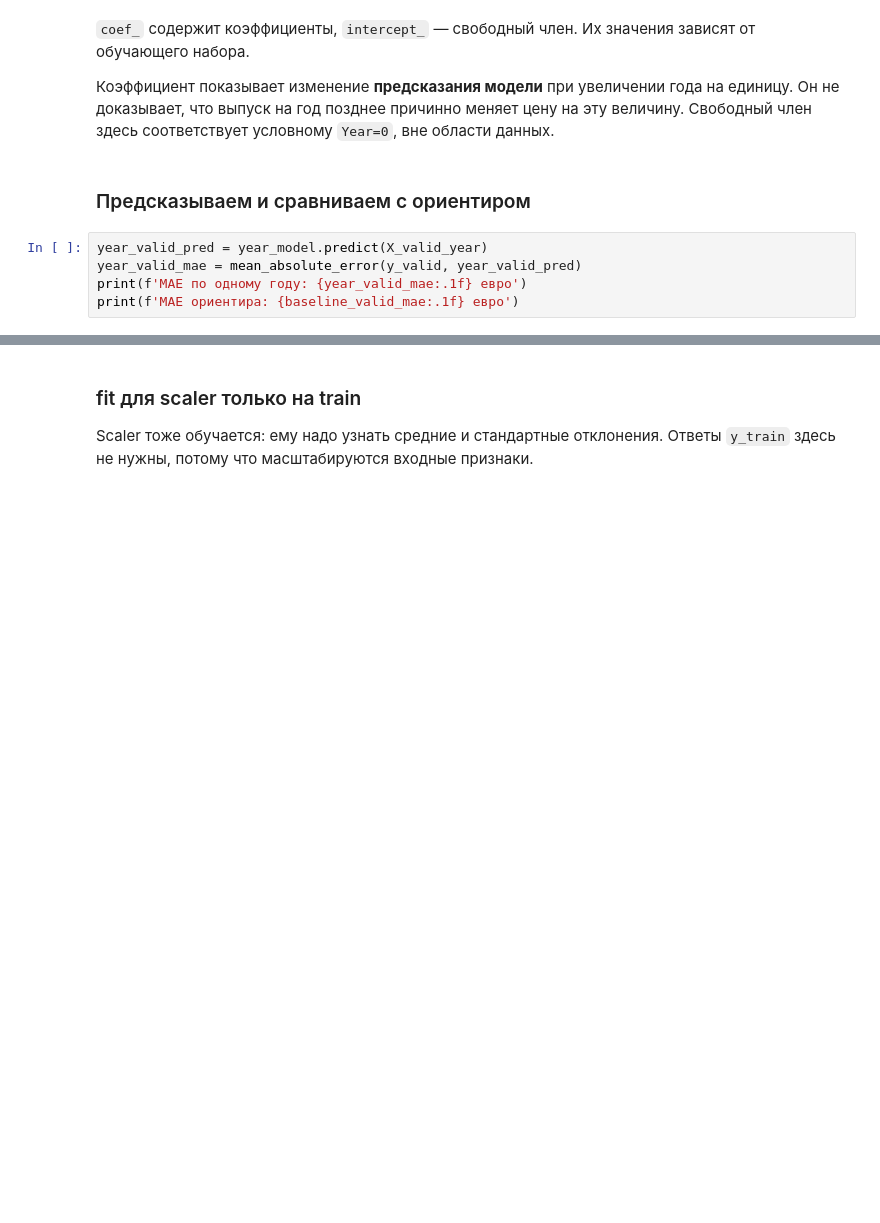
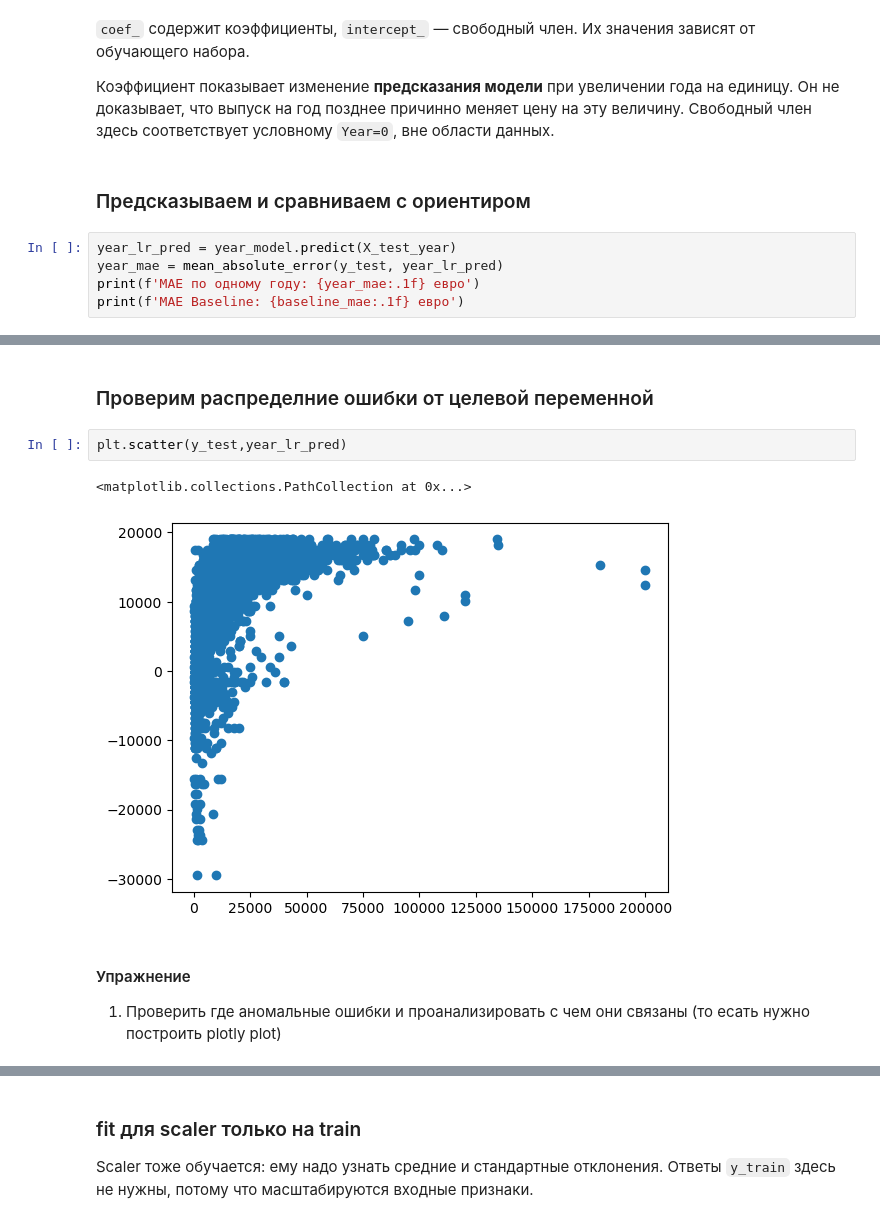
Before and after one commit to MVRonkin/BasicDataAnalysisCourse, a Jupyter notebook: Workshops/05_Sklearn_первая_модель.ipynb, the cells around one changed output, grey strips where cells are left out. Cells and saved outputs as stored; diff of their text form; blank space fills up the shorter version.

```diff
--- a/Workshops/05_Sklearn_первая_модель.ipynb
+++ b/Workshops/05_Sklearn_первая_модель.ipynb
@@ -332,8 +291,8 @@ print('Свободный член b:', year_model.intercept_)
 # %% [markdown]
 ### Предсказываем и сравниваем с ориентиром
 # %%
-year_valid_pred = year_model.predict(X_valid_year)
-year_valid_mae = mean_absolute_error(y_valid, year_valid_pred)
-print(f'MAE по одному году: {year_valid_mae:.1f} евро')
-print(f'MAE ориентира: {baseline_valid_mae:.1f} евро')
+year_lr_pred = year_model.predict(X_test_year)
+year_mae = mean_absolute_error(y_test, year_lr_pred)
+print(f'MAE по одному году: {year_mae:.1f} евро')
+print(f'MAE Baseline: {baseline_mae:.1f} евро')
 # %% [output]
@@ -368,3 +331,13 @@ print(f'Абсолютная ошибка: {abs(one_prediction - one_true_price)
+# %% [markdown]
+### Проверим распределние ошибки от целевой переменной
+# %%
+plt.scatter(y_test,year_lr_pred)
+# %% [output]
+<matplotlib.collections.PathCollection at 0x...>
+[figure, added]
+# %% [markdown]
+#### Упражнение
+1. Проверить где аномальные ошибки и проанализировать с чем они связаны (то есать нужно построить plotly plot)
 # %% [markdown]
 ## 7. Четыре признака и StandardScaler
 
```
Also changed, not shown: parts of 62 cells of this notebook.
